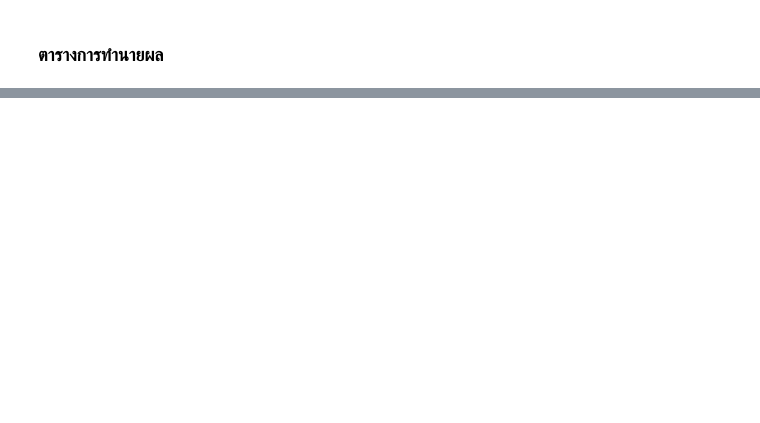
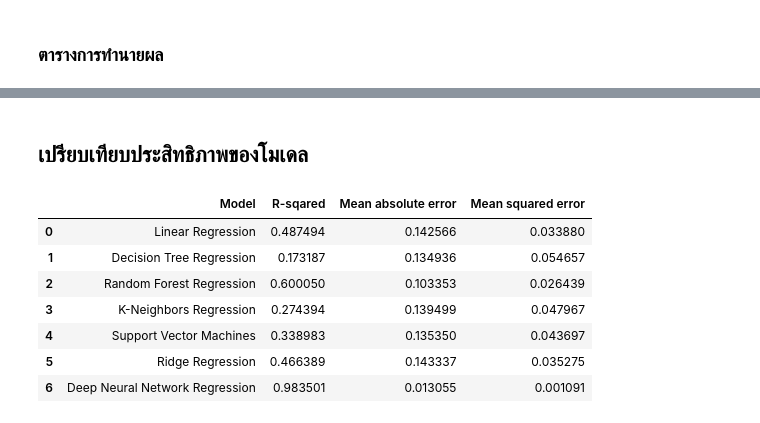
Before and after one commit to biepansiri01/nbamvpprediction, a Jupyter notebook: mvpprediction.ipynb, the cells around one changed output, grey strips where cells are left out. Cells and saved outputs as stored; diff of their text form; code cells hidden in the pictures; blank space fills up the shorter version.

```diff
--- a/mvpprediction.ipynb
+++ b/mvpprediction.ipynb
@@ -531,0 +829,3 @@ knn['AVS Score Prediction'].head(10)
+# %%
+
+train_dnn = cv_ByYear(dnn, X_train, y_train,isdnn = True, epoch = 500)
@@ -531,0 +899,24 @@ knn['AVS Score Prediction'].head(10)
+# %% [markdown]
+## เปรียบเทียบประสิทธิภาพของโมเดล
+# %%
+
+model_name = ["Linear Regression", "Decision Tree Regression", "Random Forest Regression",
+              "K-Neighbors Regression", "Support Vector Machines", "Ridge Regression", "Deep Neural Network Regression"]
+# %%
+
+train_metrics = pd.DataFrame([train_mlr, train_dtr, train_rfr, train_knn, train_svm, train_ridge, train_dnn]).rename(columns={'Estimator': 'Model'})
+test_metrics = pd.DataFrame([test_mlr[0], test_dtr[0], test_rfr[0], test_knn[0], test_svm[0], test_ridge[0], test_dnn[0]]).rename(columns={'Estimator': 'Model'})
+train_metrics["Model"] = model_name
+test_metrics["Model"] = model_name
+# %%
+
+train_metrics
+# %% [output]
+|  | Model | R-sqared | Mean absolute error | Mean squared error |
+| 0 | Linear Regression | 0.487494 | 0.142566 | 0.033880 |
+| 1 | Decision Tree Regression | 0.173187 | 0.134936 | 0.054657 |
+| 2 | Random Forest Regression | 0.600050 | 0.103353 | 0.026439 |
+| 3 | K-Neighbors Regression | 0.274394 | 0.139499 | 0.047967 |
+| 4 | Support Vector Machines | 0.338983 | 0.135350 | 0.043697 |
+| 5 | Ridge Regression | 0.466389 | 0.143337 | 0.035275 |
+| 6 | Deep Neural Network Regression | 0.983501 | 0.013055 | 0.001091 |
```
Also changed, not shown: parts of 118 cells of this notebook.
